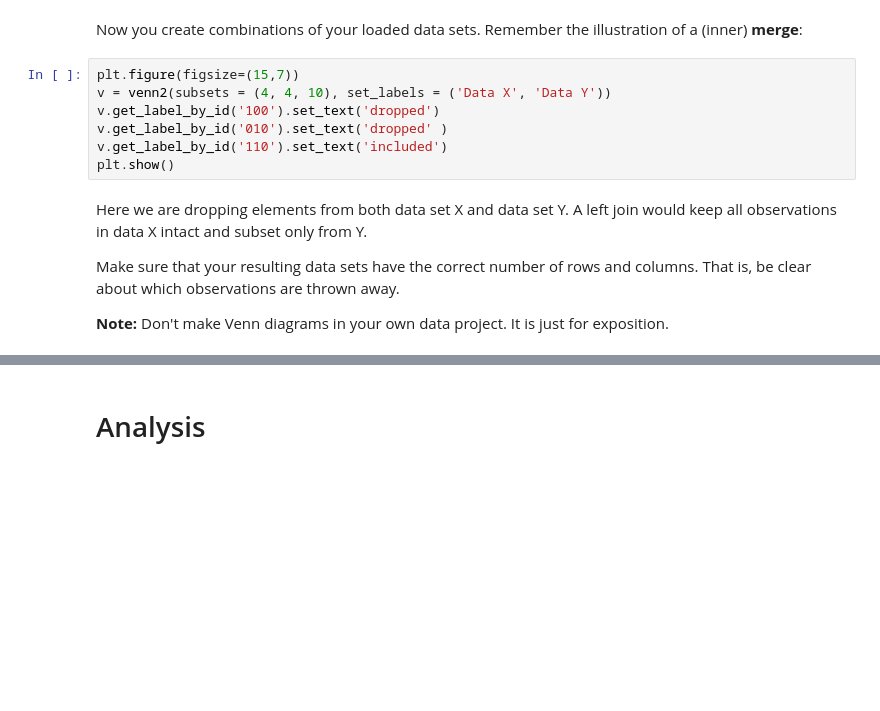
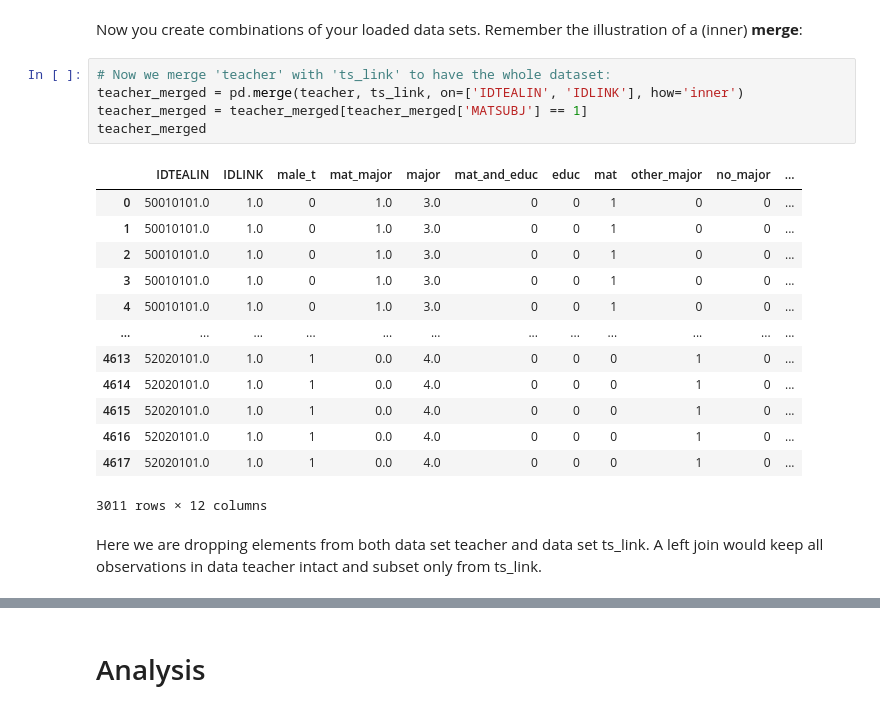
Before and after one commit to NumEconCopenhagen/projects-2024-anna-vithusha-og-barbara, a Jupyter notebook: dataproject/dataproject.ipynb, the cells around one changed output, grey strips where cells are left out. Drawn from its saved outputs; the diff is of its cells as text; blank space fills up the shorter version.

```diff
--- a/dataproject/dataproject.ipynb
+++ b/dataproject/dataproject.ipynb
@@ -151,16 +167,24 @@ plt.show()
 # Merge data sets
 # %% [markdown]
 Now you create combinations of your loaded data sets. Remember the illustration of a (inner) **merge**:
-# %%
-plt.figure(figsize=(15,7))
-v = venn2(subsets = (4, 4, 10), set_labels = ('Data X', 'Data Y'))
-v.get_label_by_id('100').set_text('dropped')
-v.get_label_by_id('010').set_text('dropped' )
-v.get_label_by_id('110').set_text('included')
-plt.show()
+# %%
+# Now we merge 'teacher' with 'ts_link' to have the whole dataset:
+teacher_merged = pd.merge(teacher, ts_link, on=['IDTEALIN', 'IDLINK'], how='inner')
+teacher_merged = teacher_merged[teacher_merged['MATSUBJ'] == 1]
+teacher_merged
+# %% [output]
+|  | IDTEALIN | IDLINK | male_t | mat_major | major | mat_and_educ | educ | mat | other_major | no_major | ... |
+| 0 | 50010101.0 | 1.0 | 0 | 1.0 | 3.0 | 0 | 0 | 1 | 0 | 0 | ... |
+| 1 | 50010101.0 | 1.0 | 0 | 1.0 | 3.0 | 0 | 0 | 1 | 0 | 0 | ... |
+| 2 | 50010101.0 | 1.0 | 0 | 1.0 | 3.0 | 0 | 0 | 1 | 0 | 0 | ... |
+| 3 | 50010101.0 | 1.0 | 0 | 1.0 | 3.0 | 0 | 0 | 1 | 0 | 0 | ... |
+| 4 | 50010101.0 | 1.0 | 0 | 1.0 | 3.0 | 0 | 0 | 1 | 0 | 0 | ... |
+| ... | ... | ... | ... | ... | ... | ... | ... | ... | ... | ... | ... |
+| 4613 | 52020101.0 | 1.0 | 1 | 0.0 | 4.0 | 0 | 0 | 0 | 1 | 0 | ... |
+| 4614 | 52020101.0 | 1.0 | 1 | 0.0 | 4.0 | 0 | 0 | 0 | 1 | 0 | ... |
+| 4615 | 52020101.0 | 1.0 | 1 | 0.0 | 4.0 | 0 | 0 | 0 | 1 | 0 | ... |
+| 4616 | 52020101.0 | 1.0 | 1 | 0.0 | 4.0 | 0 | 0 | 0 | 1 | 0 | ... |
+| 4617 | 52020101.0 | 1.0 | 1 | 0.0 | 4.0 | 0 | 0 | 0 | 1 | 0 | ... |
+3011 rows × 12 columns
 # %% [markdown]
-Here we are dropping elements from both data set X and data set Y. A left join would keep all observations in data X intact and subset only from Y.
-
-Make sure that your resulting data sets have the correct number of rows and columns. That is, be clear about which observations are thrown away.
-
-**Note:** Don't make Venn diagrams in your own data project. It is just for exposition.
+Here we are dropping elements from both data set teacher and data set ts_link. A left join would keep all observations in data teacher intact and subset only from ts_link.
```
Also changed, not shown: parts of 15 cells of this notebook.
